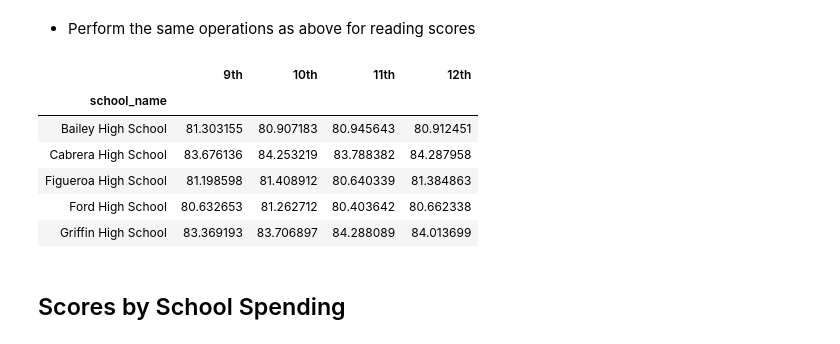
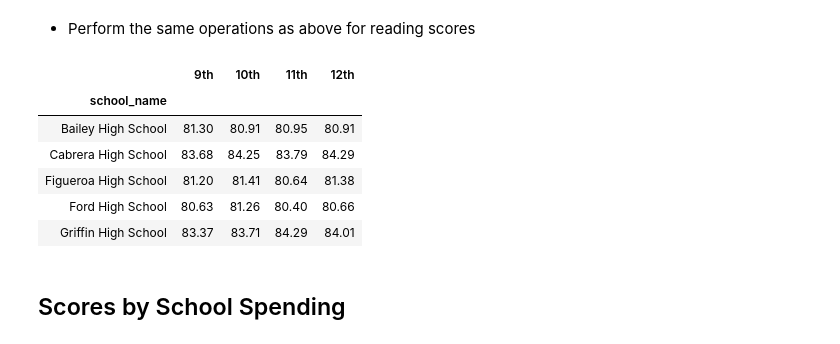
Before and after one commit to kodesiba/pandas-challenge, a Jupyter notebook: PyCitySchools/PyCitySchools_starter.ipynb, the cells around one changed output. Saved outputs shown, nothing was run; the diff lists cells and outputs as text; code cells hidden in the pictures.

Commit message:
cleaning formats

```diff
--- a/PyCitySchools/PyCitySchools_starter.ipynb
+++ b/PyCitySchools/PyCitySchools_starter.ipynb
@@ -192,18 +199,24 @@ mathScoresByGrade.head()
 # %%
 readingScoresByGrade = pd.DataFrame({"9th":groupedgr9scores["reading_score"].sum() / groupedgr9scores["reading_score"].count(),
                                      "10th":groupedgr10scores["reading_score"].sum() / groupedgr10scores["reading_score"].count(),
                                      "11th":groupedgr11scores["reading_score"].sum() / groupedgr11scores["reading_score"].count(),
                                      "12th":groupedgr12scores["reading_score"].sum() / groupedgr12scores["reading_score"].count()
                                     })
-readingScoresByGrade.head()
+readingScoresByGradeFmtd = readingScoresByGrade
+readingScoresByGradeFmtd["9th"] = readingScoresByGradeFmtd["9th"].map("{:.2f}".format)
+readingScoresByGradeFmtd["10th"] = readingScoresByGradeFmtd["10th"].map("{:.2f}".format)
+readingScoresByGradeFmtd["11th"] = readingScoresByGradeFmtd["11th"].map("{:.2f}".format)
+readingScoresByGradeFmtd["12th"] = readingScoresByGradeFmtd["12th"].map("{:.2f}".format)
+
+readingScoresByGradeFmtd.head()
 # %% [output]
 |  | 9th | 10th | 11th | 12th |
 | school_name |  |  |  |  |
-| Bailey High School | 81.303155 | 80.907183 | 80.945643 | 80.912451 |
-| Cabrera High School | 83.676136 | 84.253219 | 83.788382 | 84.287958 |
-| Figueroa High School | 81.198598 | 81.408912 | 80.640339 | 81.384863 |
-| Ford High School | 80.632653 | 81.262712 | 80.403642 | 80.662338 |
-| Griffin High School | 83.369193 | 83.706897 | 84.288089 | 84.013699 |
+| Bailey High School | 81.30 | 80.91 | 80.95 | 80.91 |
+| Cabrera High School | 83.68 | 84.25 | 83.79 | 84.29 |
+| Figueroa High School | 81.20 | 81.41 | 80.64 | 81.38 |
+| Ford High School | 80.63 | 81.26 | 80.40 | 80.66 |
+| Griffin High School | 83.37 | 83.71 | 84.29 | 84.01 |
 # %% [markdown]
 ## Scores by School Spending
 # %% [markdown]
```
Also changed, not shown: parts of 7 cells of this notebook.
